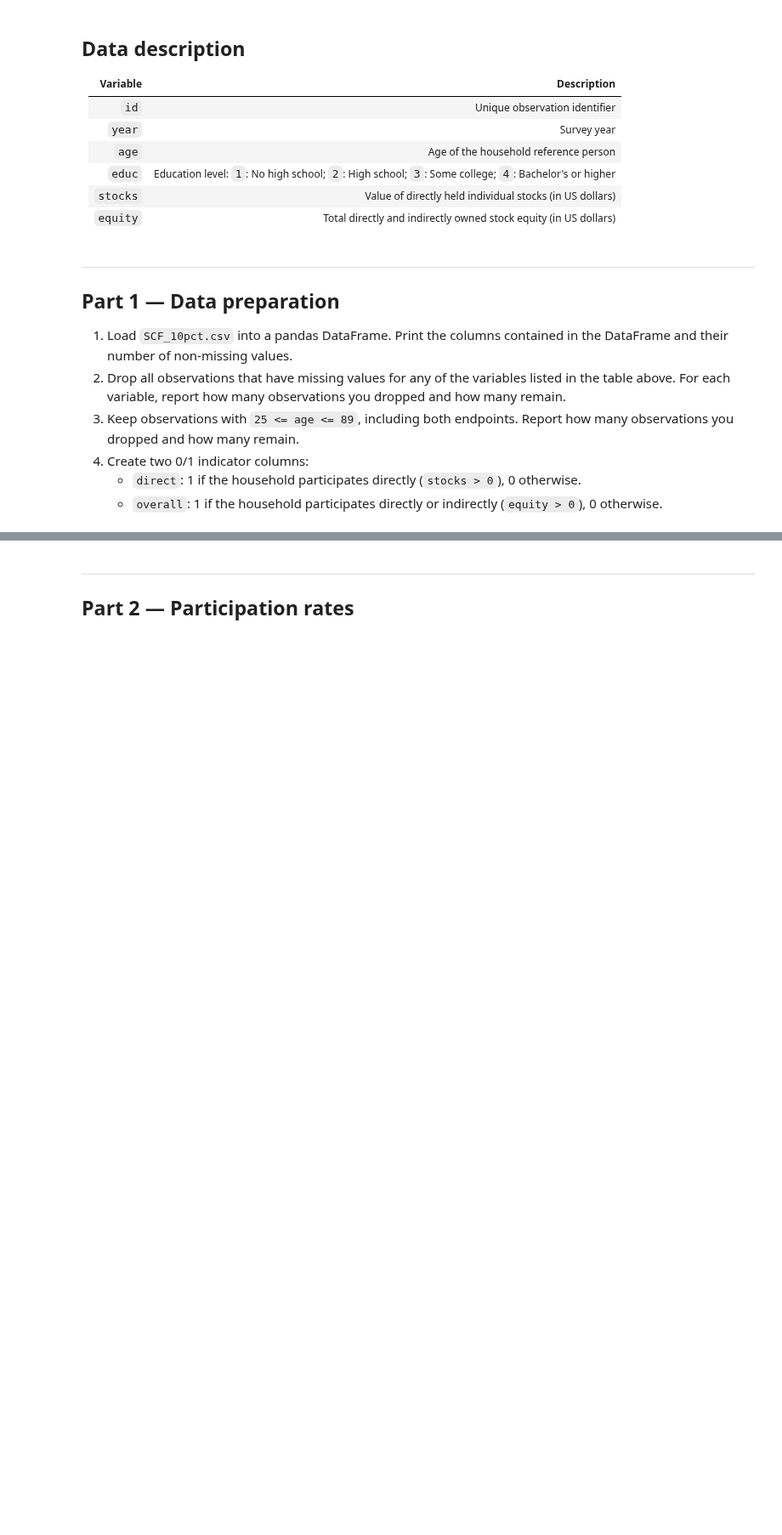
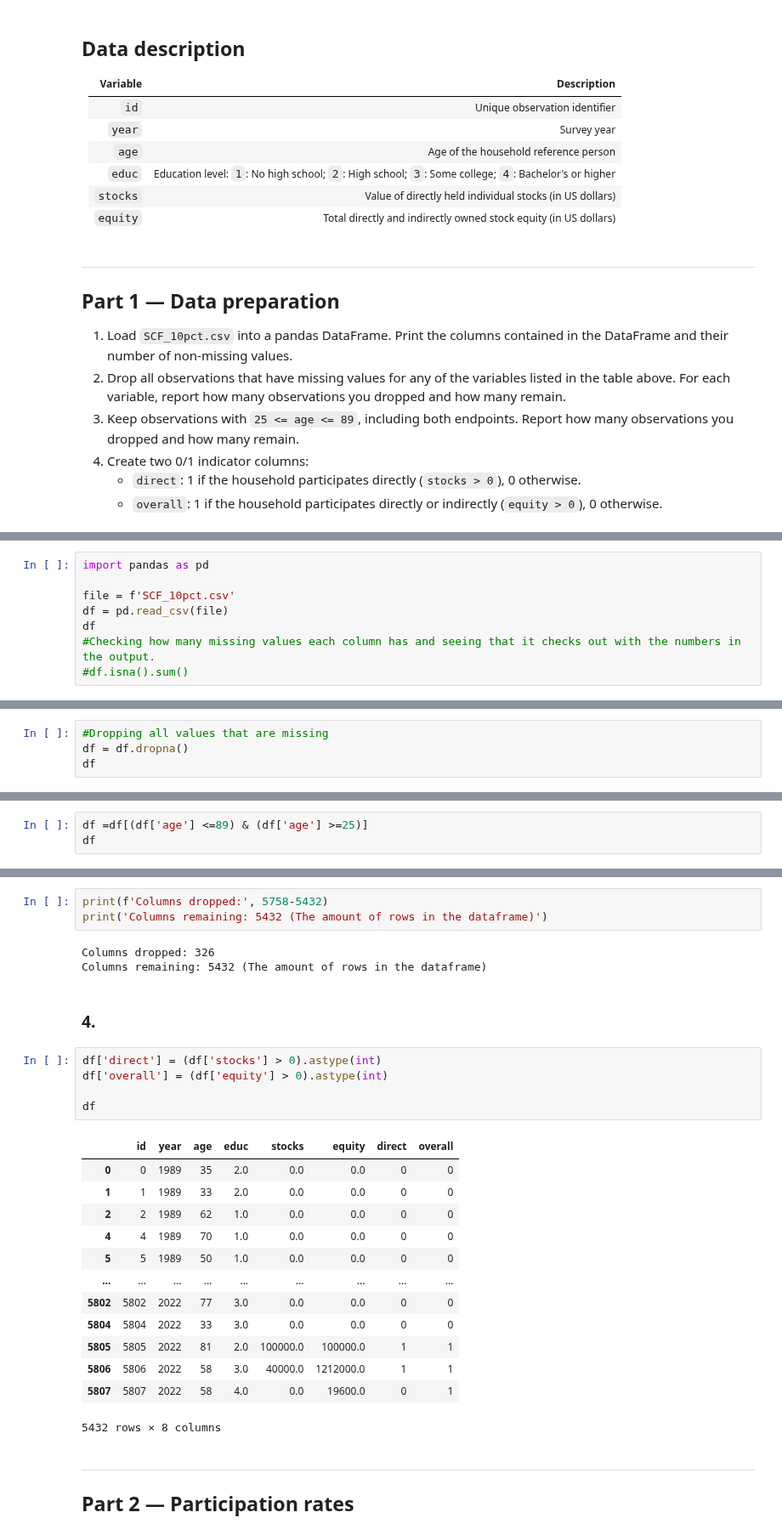
Before and after one commit to fet-jakob/JFV-TCH2-H26-assignment3, a Jupyter notebook: assignment3_JFV.ipynb, the cells around one changed output, grey strips where cells are left out. Shown at 85% size. Cells and saved outputs as stored; diff of their text form; blank space fills up the shorter version.

```diff
--- a/assignment3_JFV.ipynb
+++ b/assignment3_JFV.ipynb
@@ -92,0 +95,8 @@ are included among overall participants, so the two rates should not be added.
+# %%
+import pandas as pd
+
+file = f'SCF_10pct.csv'
+df = pd.read_csv(file)
+df
+#Checking how many missing values each column has and seeing that it checks out with the numbers in the output.
+#df.isna().sum()
@@ -92,0 +130,4 @@ are included among overall participants, so the two rates should not be added.
+# %%
+#Dropping all values that are missing
+df = df.dropna()
+df
@@ -92,0 +161,3 @@ are included among overall participants, so the two rates should not be added.
+# %%
+df =df[(df['age'] <=89) & (df['age'] >=25)]
+df
@@ -93,3 +178,30 @@ are included among overall participants, so the two rates should not be added.
+# %%
+print(f'Columns dropped:', 5758-5432)
+print('Columns remaining: 5432 (The amount of rows in the dataframe)')
+# %% [output]
+Columns dropped: 326
+Columns remaining: 5432 (The amount of rows in the dataframe)
+# %% [markdown]
+### 4.
+# %%
+df['direct'] = (df['stocks'] > 0).astype(int)
+df['overall'] = (df['equity'] > 0).astype(int)
+
+df
+# %% [output]
+|  | id | year | age | educ | stocks | equity | direct | overall |
+| 0 | 0 | 1989 | 35 | 2.0 | 0.0 | 0.0 | 0 | 0 |
+| 1 | 1 | 1989 | 33 | 2.0 | 0.0 | 0.0 | 0 | 0 |
+| 2 | 2 | 1989 | 62 | 1.0 | 0.0 | 0.0 | 0 | 0 |
+| 4 | 4 | 1989 | 70 | 1.0 | 0.0 | 0.0 | 0 | 0 |
+| 5 | 5 | 1989 | 50 | 1.0 | 0.0 | 0.0 | 0 | 0 |
+| ... | ... | ... | ... | ... | ... | ... | ... | ... |
+| 5802 | 5802 | 2022 | 77 | 3.0 | 0.0 | 0.0 | 0 | 0 |
+| 5804 | 5804 | 2022 | 33 | 3.0 | 0.0 | 0.0 | 0 | 0 |
+| 5805 | 5805 | 2022 | 81 | 2.0 | 100000.0 | 100000.0 | 1 | 1 |
+| 5806 | 5806 | 2022 | 58 | 3.0 | 40000.0 | 1212000.0 | 1 | 1 |
+| 5807 | 5807 | 2022 | 58 | 4.0 | 0.0 | 19600.0 | 0 | 1 |
+5432 rows × 8 columns
 # %% [markdown]
 ***
 ## Part 2 — Participation rates
```
Also changed, not shown: parts of 16 cells of this notebook, 2 other files.
